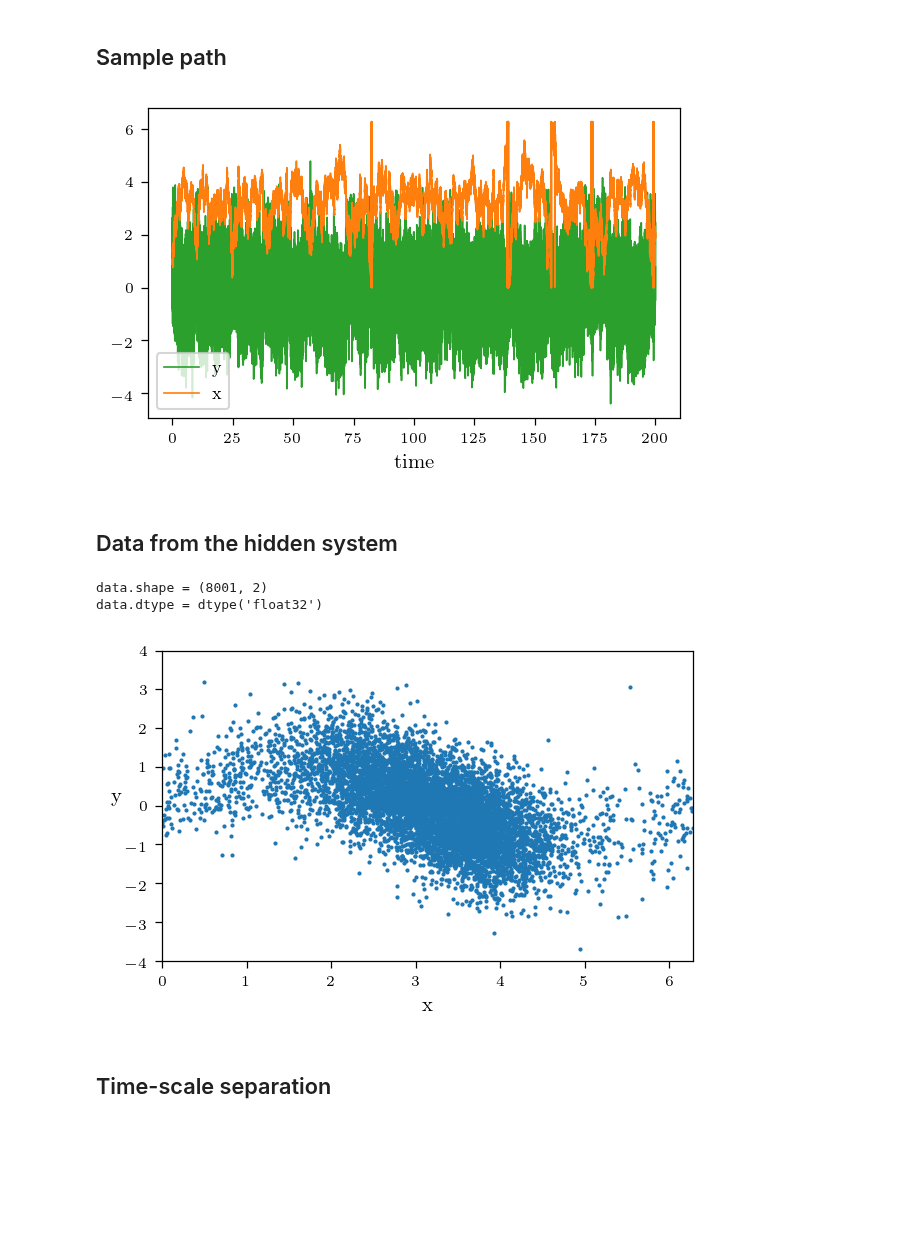
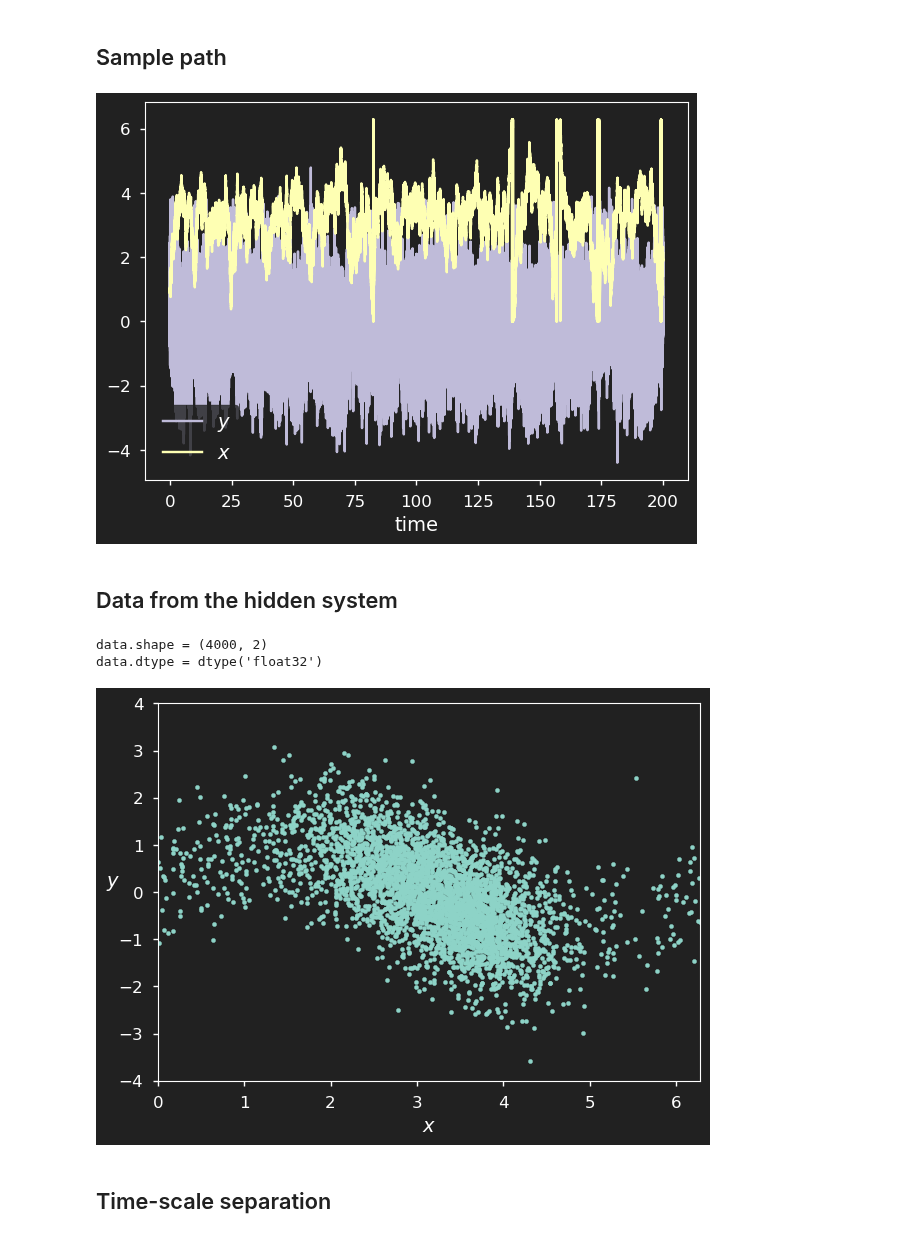
Before and after one commit to przemyslaw-zielinski/sf_nets, a Jupyter notebook: notebooks/sin2d_Froyland.ipynb, the cells around one changed output. Cells and saved outputs as stored; diff of their text form; code cells hidden in the pictures; blank space fills up the shorter version.

```diff
--- a/notebooks/sin2d_Froyland.ipynb
+++ b/notebooks/sin2d_Froyland.ipynb
@@ -9,9 +9,8 @@ import matplotlib.pyplot as plt
 from matplotlib.gridspec import GridSpec
 
 # figure aesthetics
-# plt.style.use(["../utils/dark.mplstyle","../utils/notebook.mplstyle"])  # for dark themes
+plt.style.use(["../utils/dark.mplstyle","../utils/notebook.mplstyle"])  # for dark themes
 # plt.style.use(["../utils/notebook.mplstyle"])  # for light theme
-plt.style.use(["../utils/manuscript.mplstyle"])  # for publication
 # %%
 # custom libraries
 import sys, os
@@ -66,27 +65,27 @@ path = np.array([x, y]).T
 # %%
 # path = np.fmod(sol_sin2d.p[0], [2*np.pi, np.inf])
 plt.figure(figsize=scale_figsize())
-plt.plot(sol_sin2d.t, path.T[1], label='y', c=cfast)
-plt.plot(sol_sin2d.t, path.T[0], label='x', c=cslow)
+plt.plot(sol_sin2d.t, path.T[1], label=r"$y$", c=cfast)
+plt.plot(sol_sin2d.t, path.T[0], label=r"$x$", c=cslow)
 plt.xlabel("time")
 plt.legend()
 plt.show()
 # %% [output]
-[figure, old version]
+[figure, new version]
 # %% [markdown]
 ## Data from the hidden system
 # %%
-data = path[1::100].astype(np.float32)
+data = path[2::200].astype(np.float32)
 print(f"{data.shape = }")
 print(f"{data.dtype = }")
 # %% [output]
-data.shape = (8001, 2)
+data.shape = (4000, 2)
 data.dtype = dtype('float32')
 # %%
 plt.scatter(*data.T, c=cdata)
-plt.xlabel("x")
-plt.ylabel("y", rotation=0)
+plt.xlabel(r"$x$")
+plt.ylabel(r"$y$", rotation=0)
 plt.xlim([0,2*np.pi])
 plt.ylim([-4,4]);
 # %% [output]
-[figure, old version]
+[figure, new version]
```
Also changed, not shown: parts of 1 cell of this notebook, 37 other files.
